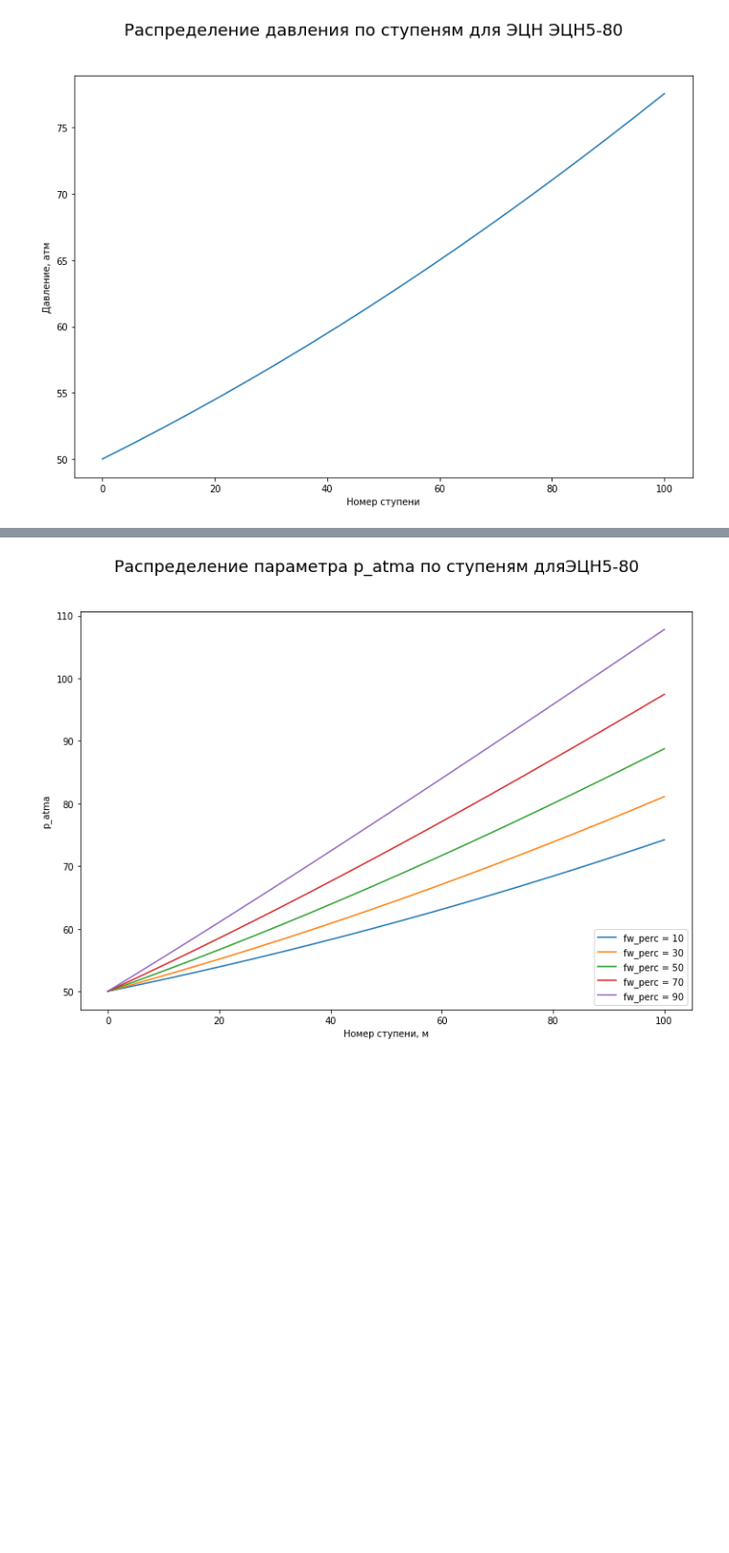
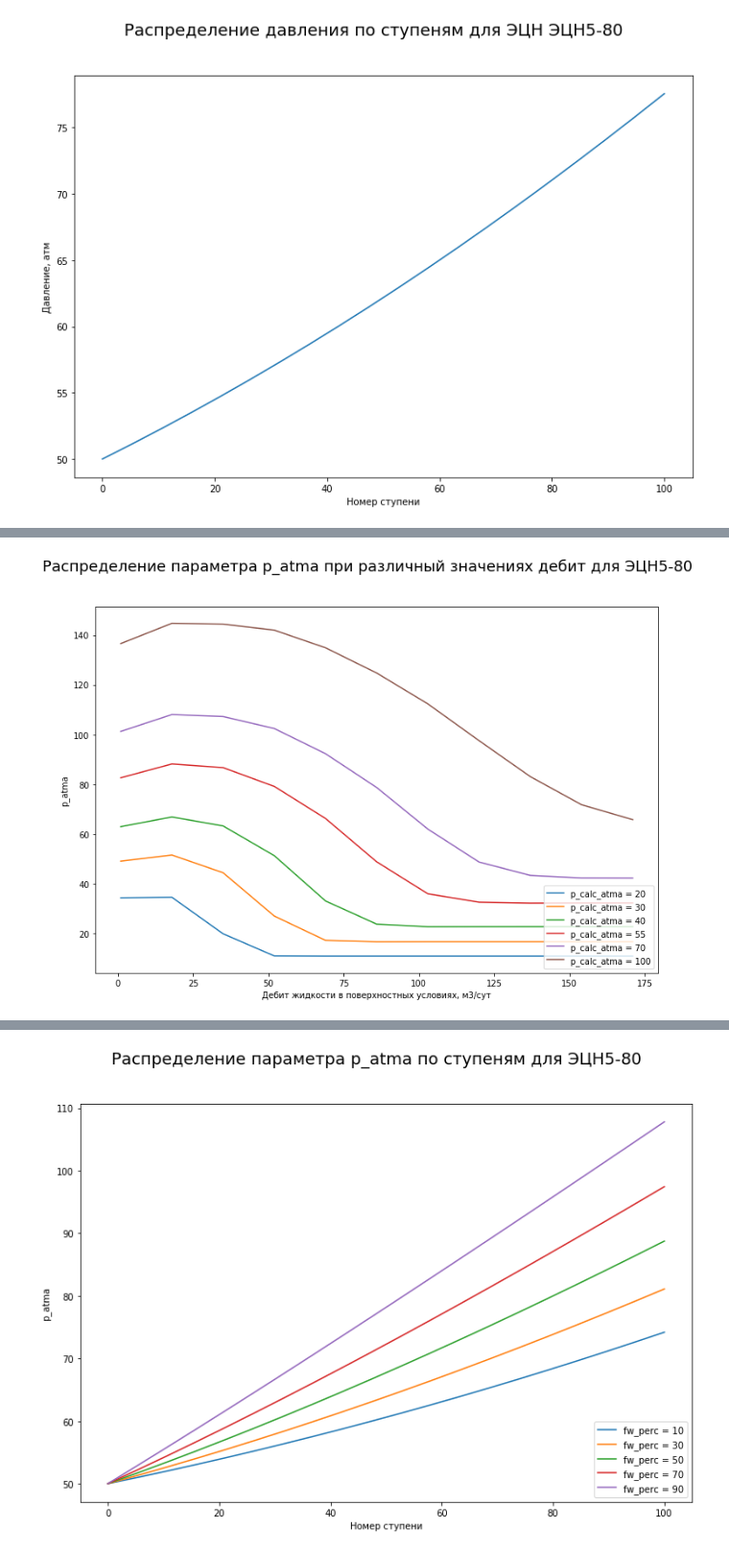
Before and after one commit to unifloc/unifloc_vba, a Jupyter notebook: examples_python/ex074.ESP_inside.ipynb, the cells around one changed output, grey strips where cells are left out. Shown at 96% size. Saved outputs shown, nothing was run; the diff lists cells and outputs as text; code cells hidden in the pictures; blank space fills up the shorter version.

```diff
--- a/examples_python/ex074.ESP_inside.ipynb
+++ b/examples_python/ex074.ESP_inside.ipynb
@@ -193,0 +262,4 @@ plt.show()
+# %%
+sense_curve(esp_data.copy(), pvt_str_data.copy(), 'p_calc_atma', [20, 30, 40, 55, 70,100], False, 'p_atma')
+# %% [output]
+[figure, added]
```
Also changed, not shown: parts of 26 cells of this notebook, 1 other file.
